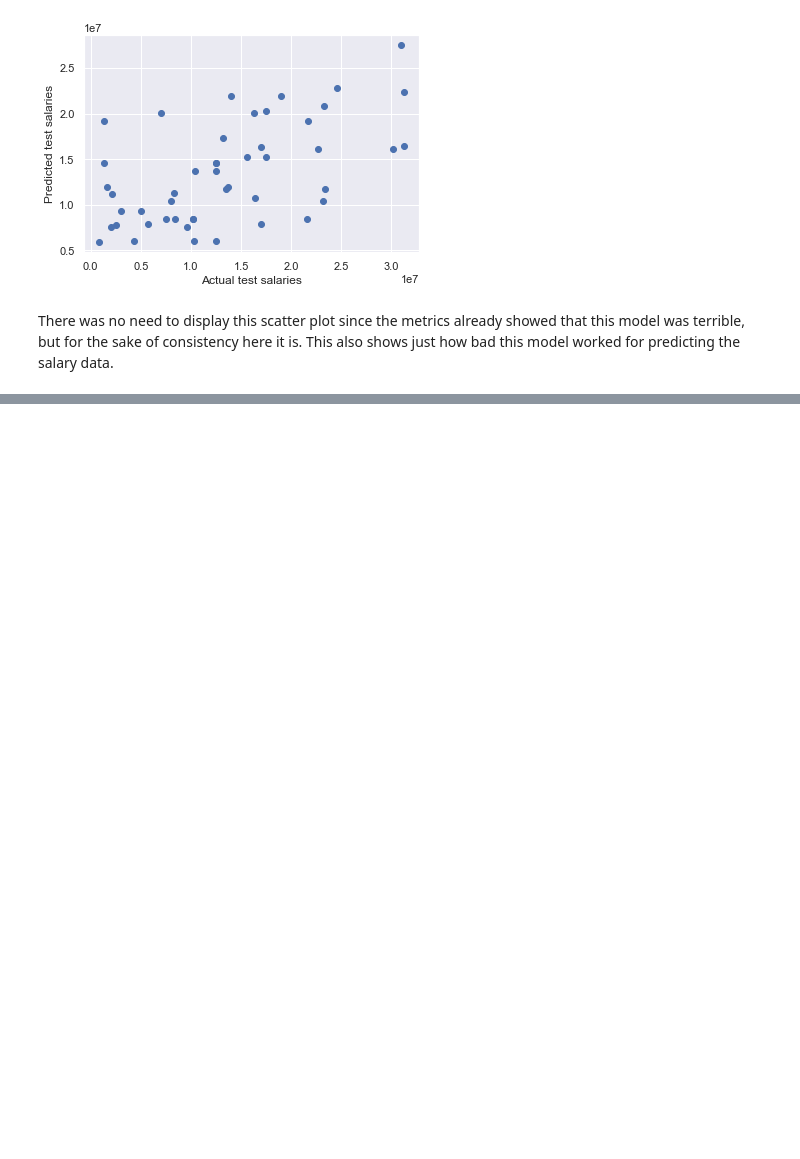
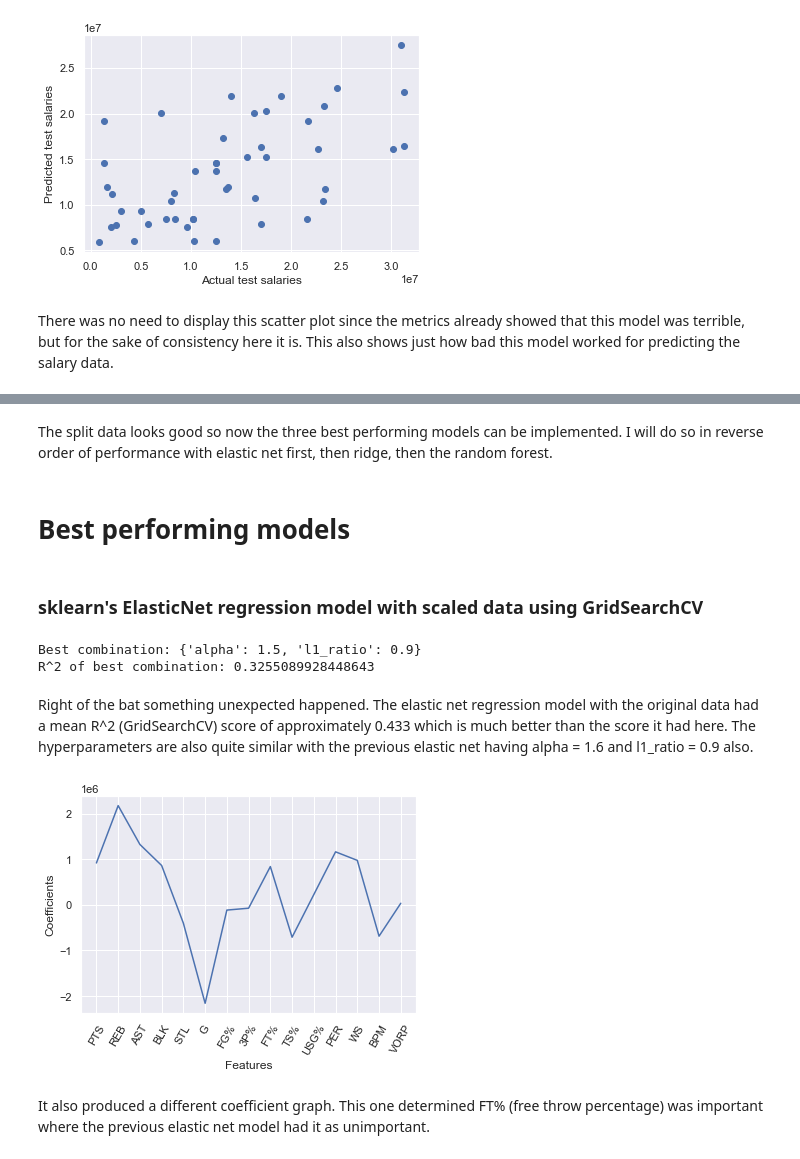
Before and after one commit to Marcial-Medina/Capstone-2---NBA-contracts, a Jupyter notebook: Notebooks/Capstone 2 - Modeling.ipynb, the cells around one changed output, grey strips where cells are left out. Saved outputs shown, nothing was run; the diff lists cells and outputs as text; code cells hidden in the pictures; blank space fills up the shorter version.

Commit message:
updated modeling notebook

```diff
--- a/Notebooks/Capstone 2 - Modeling.ipynb
+++ b/Notebooks/Capstone 2 - Modeling.ipynb
@@ -877,0 +912,18 @@ The random forest model had the best metrics for predicting the salary data so t
+# %%
+from sklearn.model_selection import train_test_split
+
+# split the data
+new_X_train, new_X_test, new_y_train, new_y_test = train_test_split(new_nba_data.drop(columns='SALARY'), new_nba_data.SALARY, test_size = 0.3, random_state=77)
+# %%
+# removing NAME and SEASON columns
+name_and_season_list = ['NAME', 'SEASON']
+name_and_season_train = new_X_train[name_and_season_list]
+name_and_season_test = new_X_test[name_and_season_list]
+new_X_train.drop(columns=name_and_season_list, inplace=True)
+new_X_test.drop(columns=name_and_season_list, inplace=True)
+# %%
+# scaling the data
+scaler = StandardScaler()
+scaler.fit(new_X_train)
+new_X_train_scaled = scaler.transform(new_X_train)
+new_X_test_scaled = scaler.transform(new_X_test)
@@ -877,0 +934,40 @@ The random forest model had the best metrics for predicting the salary data so t
+# %% [markdown]
+The split data looks good so now the three best performing models can be implemented. I will do so in reverse order of performance with elastic net first, then ridge, then the random forest.
+# %% [markdown]
+# Best performing models
+# %% [markdown]
+### sklearn's ElasticNet regression model with scaled data using GridSearchCV
+# %%
+# elastic net regression model
+elastic_net = ElasticNet()
+
+# alpha and l1_ratio hyperparameters
+param_grid = {'alpha':np.arange(0,100,0.1), 'l1_ratio':np.arange(0,1.1,0.1)}
+elastic_net_cv = GridSearchCV(elastic_net, param_grid=param_grid, cv=5, n_jobs=-1)
+elastic_net_cv.fit(new_X_train_scaled, new_y_train)
+
+best_combo = elastic_net_cv.best_params_
+best_score = elastic_net_cv.best_score_
+
+print('Best combination:', best_combo)
+print('R^2 of best combination:', best_score)
+# %% [output]
+Best combination: {'alpha': 1.5, 'l1_ratio': 0.9}
+R^2 of best combination: 0.3255089928448643
+# %% [markdown]
+Right of the bat something unexpected happened. The elastic net regression model with the original data had a mean R^2 (GridSearchCV) score of approximately 0.433 which is much better than the score it had here. The hyperparameters are also quite similar with the previous elastic net having alpha = 1.6 and l1_ratio = 0.9 also.
+# %%
+elastic_net = ElasticNet(alpha=1.5, l1_ratio=0.9)
+
+features = new_X_train.columns
+elastic_net_coef = elastic_net.fit(new_X_train_scaled, new_y_train).coef_
+
+plt.plot(range(len(features)), elastic_net_coef)
+plt.xticks(range(len(features)), features, rotation=60)
+plt.ylabel('Coefficients')
+plt.xlabel('Features')
+plt.show()
+# %% [output]
+[figure, added]
+# %% [markdown]
+It also produced a different coefficient graph. This one determined FT% (free throw percentage) was important where the previous elastic net model had it as unimportant.
```
Also changed, not shown: parts of 35 cells of this notebook.
